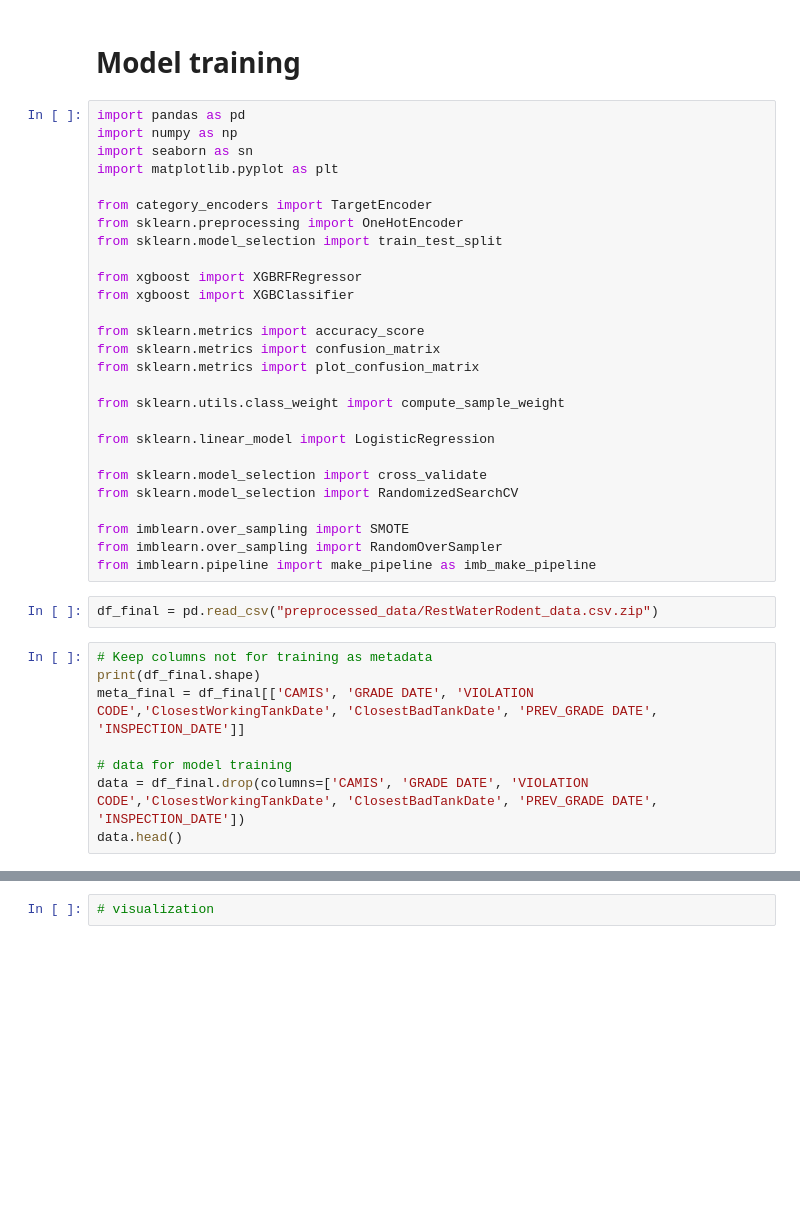
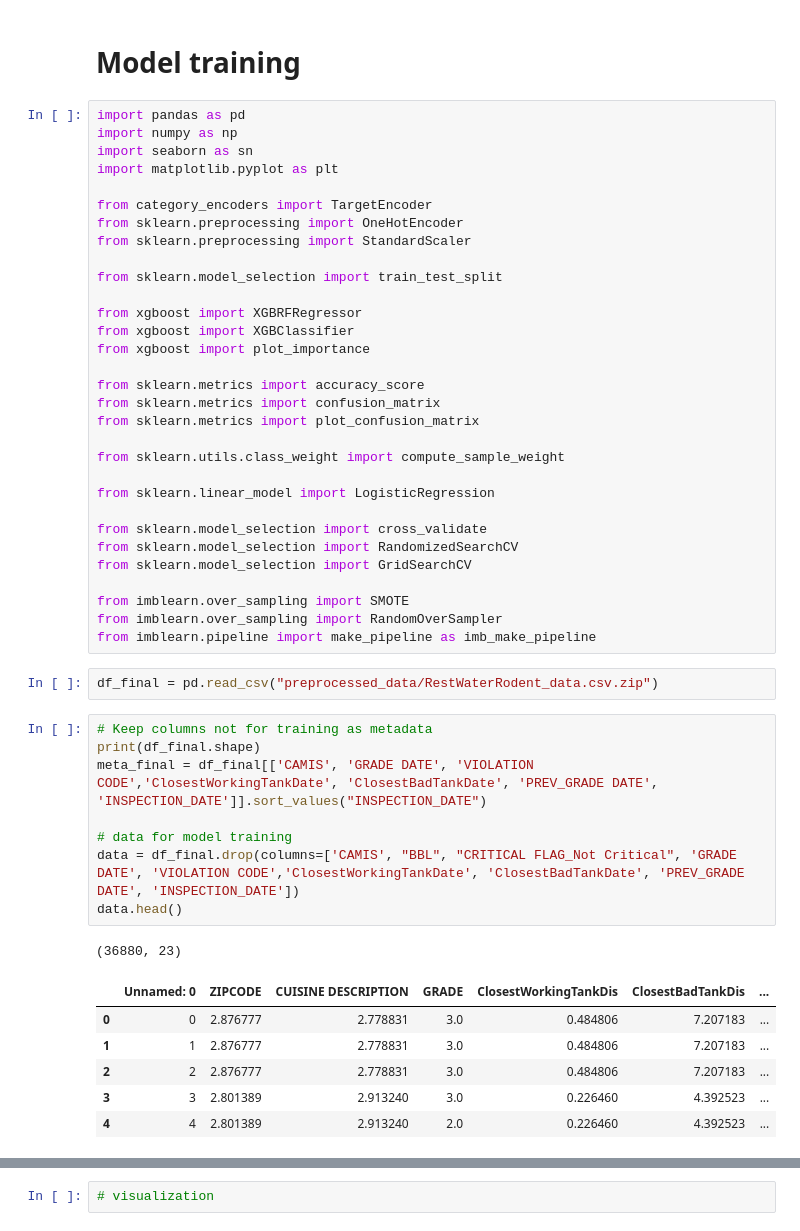
Before and after one commit to clarissarjtai/NYC-Restaurant-Sanitation-Level-Prediction, a Jupyter notebook: model_training.ipynb, the cells around one changed output, grey strips where cells are left out. Cells and saved outputs as stored; diff of their text form; blank space fills up the shorter version.

```diff
--- a/model_training.ipynb
+++ b/model_training.ipynb
@@ -8,10 +8,13 @@ import matplotlib.pyplot as plt
 
 from category_encoders import TargetEncoder
 from sklearn.preprocessing import OneHotEncoder
+from sklearn.preprocessing import StandardScaler
+
 from sklearn.model_selection import train_test_split
 
 from xgboost import XGBRFRegressor
 from xgboost import XGBClassifier
+from xgboost import plot_importance
 
 from sklearn.metrics import accuracy_score
 from sklearn.metrics import confusion_matrix
@@ -23,6 +26,7 @@ from sklearn.linear_model import LogisticRegression
 
 from sklearn.model_selection import cross_validate
 from sklearn.model_selection import RandomizedSearchCV
+from sklearn.model_selection import GridSearchCV
 
 from imblearn.over_sampling import SMOTE
 from imblearn.over_sampling import RandomOverSampler
@@ -32,8 +36,16 @@ df_final = pd.read_csv("preprocessed_data/RestWaterRodent_data.csv.zip")
 # %%
 # Keep columns not for training as metadata
 print(df_final.shape)
-meta_final = df_final[['CAMIS', 'GRADE DATE', 'VIOLATION CODE','ClosestWorkingTankDate', 'ClosestBadTankDate', 'PREV_GRADE DATE', 'INSPECTION_DATE']]
+meta_final = df_final[['CAMIS', 'GRADE DATE', 'VIOLATION CODE','ClosestWorkingTankDate', 'ClosestBadTankDate', 'PREV_GRADE DATE', 'INSPECTION_DATE']].sort_values("INSPECTION_DATE")
 
 # data for model training
-data = df_final.drop(columns=['CAMIS', 'GRADE DATE', 'VIOLATION CODE','ClosestWorkingTankDate', 'ClosestBadTankDate', 'PREV_GRADE DATE', 'INSPECTION_DATE'])
+data = df_final.drop(columns=['CAMIS', "BBL", "CRITICAL FLAG_Not Critical", 'GRADE DATE', 'VIOLATION CODE','ClosestWorkingTankDate', 'ClosestBadTankDate', 'PREV_GRADE DATE', 'INSPECTION_DATE'])
 data.head()
+# %% [output]
+(36880, 23)
+|  | Unnamed: 0 | ZIPCODE | CUISINE DESCRIPTION | GRADE | ClosestWorkingTankDis | ClosestBadTankDis | ... |
+| 0 | 0 | 2.876777 | 2.778831 | 3.0 | 0.484806 | 7.207183 | ... |
+| 1 | 1 | 2.876777 | 2.778831 | 3.0 | 0.484806 | 7.207183 | ... |
+| 2 | 2 | 2.876777 | 2.778831 | 3.0 | 0.484806 | 7.207183 | ... |
+| 3 | 3 | 2.801389 | 2.913240 | 3.0 | 0.226460 | 4.392523 | ... |
+| 4 | 4 | 2.801389 | 2.913240 | 2.0 | 0.226460 | 4.392523 | ... |
```
Also changed, not shown: parts of 10 cells of this notebook, 8 other files.
